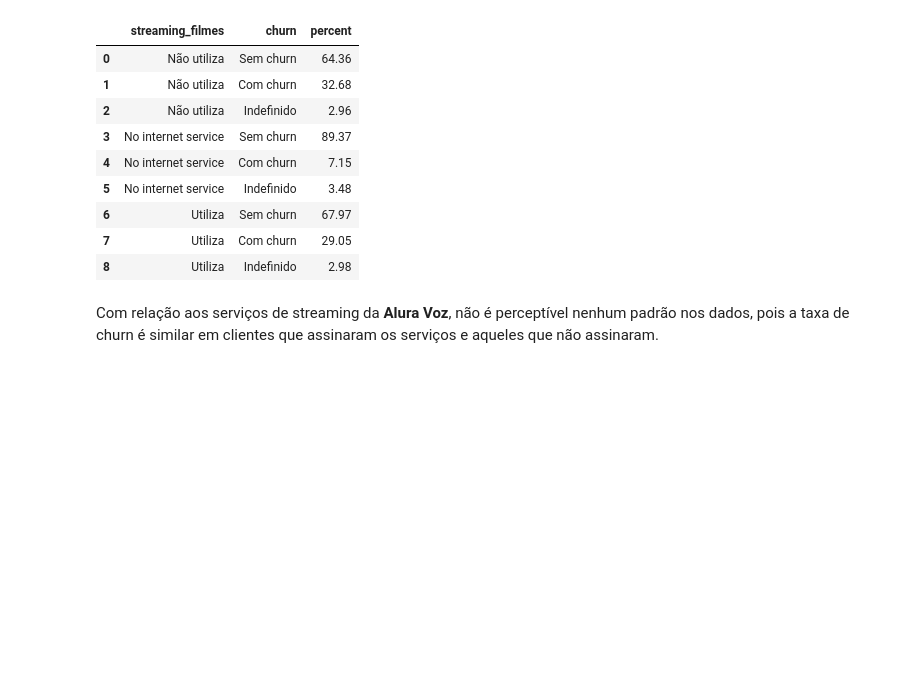
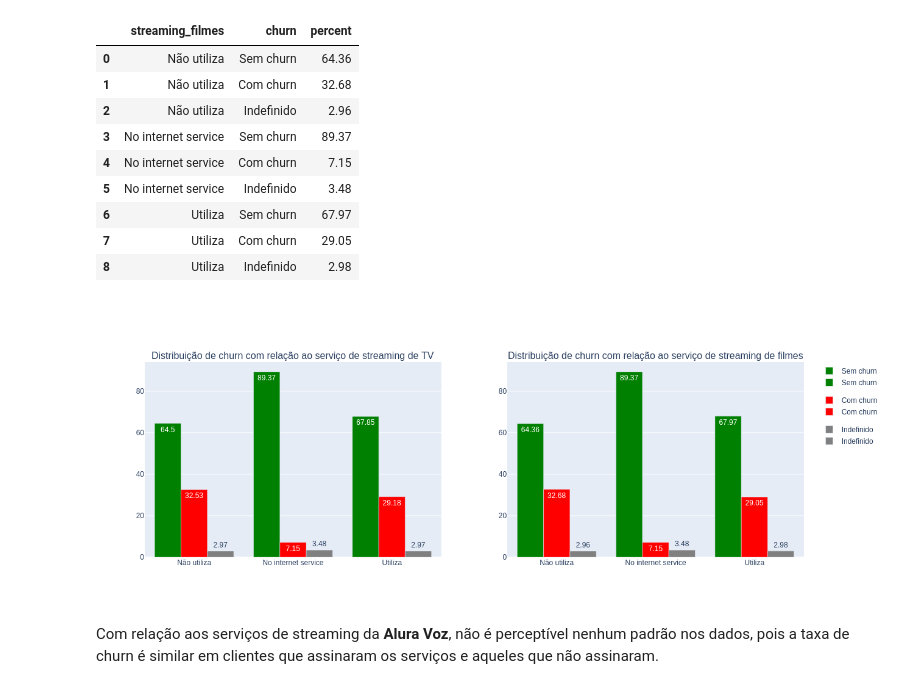
Before and after one commit to jackson-simionato/challenge_alura_DS01, a Jupyter notebook: week_2_challenge_alura_DS_2022_05.ipynb, the cells around one changed output. Saved outputs shown, nothing was run; the diff lists cells and outputs as text; code cells hidden in the pictures; blank space fills up the shorter version.

```diff
--- a/week_2_challenge_alura_DS_2022_05.ipynb
+++ b/week_2_challenge_alura_DS_2022_05.ipynb
@@ -617,13 +623,15 @@ Name: streaming_filmes, dtype: int64
 # %%
 fig = make_subplots(rows=1, cols=2, subplot_titles=['Distribuição de churn com relação ao serviço de streaming de TV','Distribuição de churn com relação ao serviço de streaming de filmes'])
 
 fig1 = px.bar(x=cross_churn_streaming_tv['streaming_tv'],y=cross_churn_streaming_tv['percent'],text_auto=True, color=cross_churn_streaming_tv['churn'], color_discrete_sequence=['green','red','grey'])
 fig2 = px.bar(x=cross_churn_streaming_filmes['streaming_filmes'],y=cross_churn_streaming_filmes['percent'],text_auto=True, color=cross_churn_streaming_filmes['churn'], color_discrete_sequence=['green','red','grey'])
 
 for i in range(len(fig1.data)):
     fig.append_trace(fig1['data'][i], row=1, col=1)
     fig.append_trace(fig2['data'][i], row=1, col=2)
-
-fig.show()
+fig.update_layout({'width':1300})
+fig.show('png')
+# %% [output]
+[figure, added]
 # %% [markdown]
 Com relação aos serviços de streaming da **Alura Voz**, não é perceptível nenhum padrão nos dados, pois a taxa de churn é similar em clientes que assinaram os serviços e aqueles que não assinaram.
```
Also changed, not shown: parts of 6 cells of this notebook.
